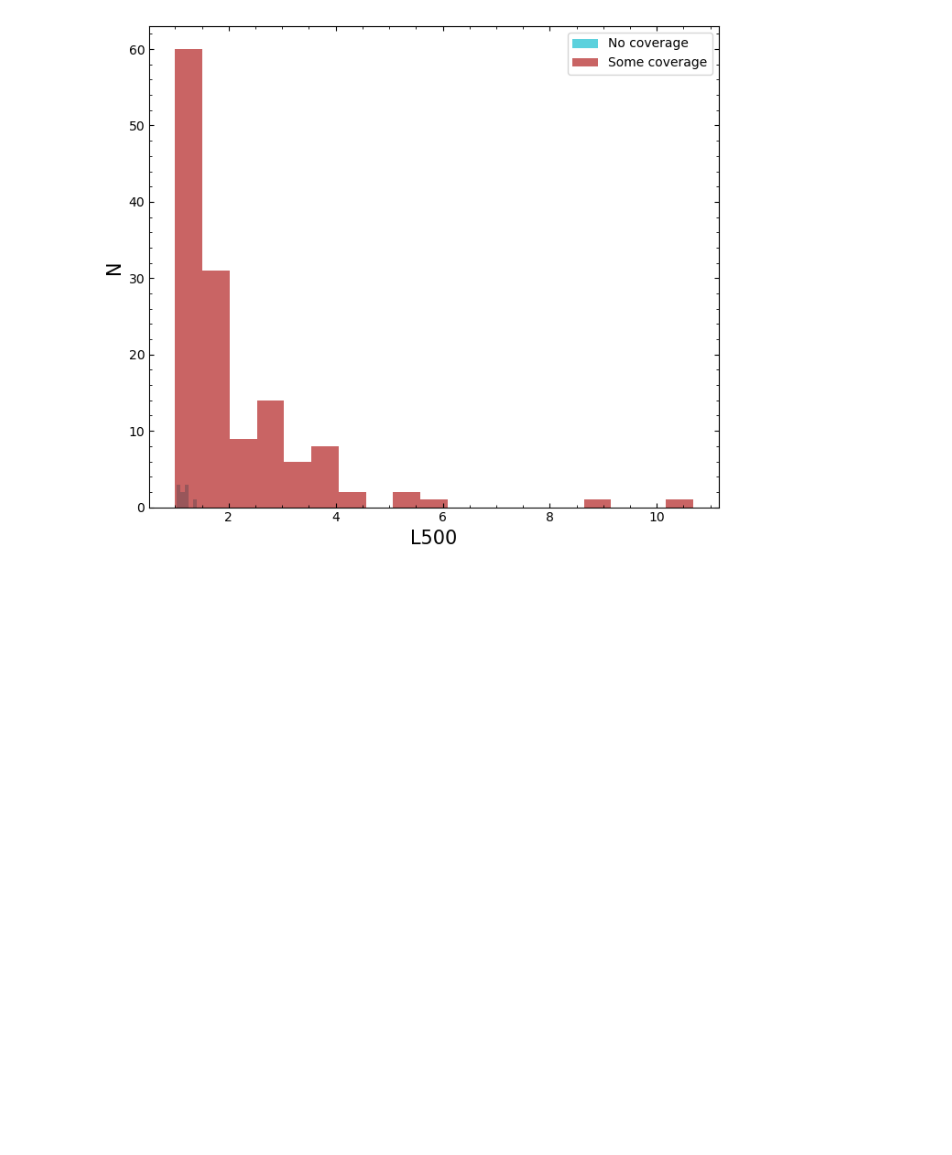
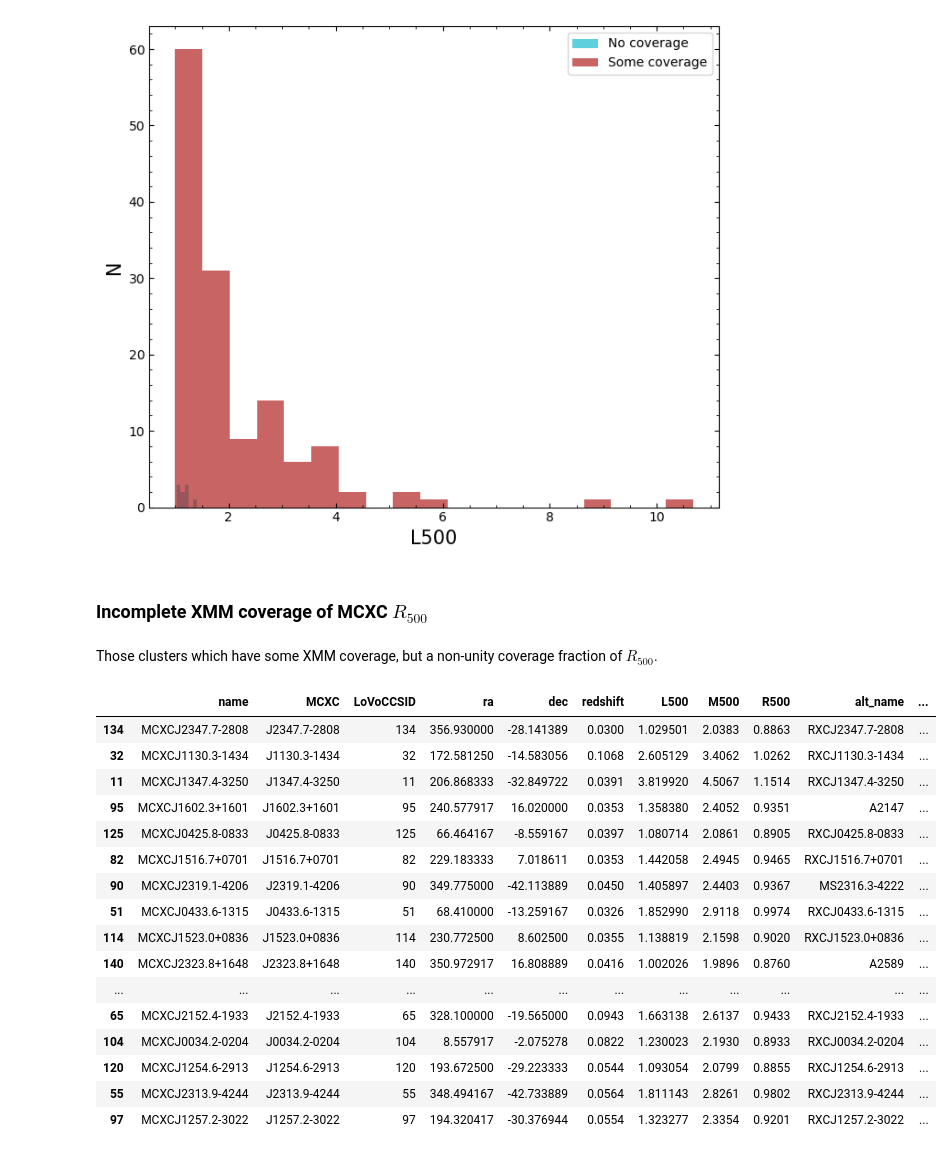
Before and after one commit to LoVoCCS/X-LoVoCCS-Data, a Jupyter notebook: proposals/XMM2023/exploring_targets.ipynb, the cells around one changed output. Cells and saved outputs as stored; diff of their text form; code cells hidden in the pictures; blank space fills up the shorter version.

```diff
--- a/proposals/XMM2023/exploring_targets.ipynb
+++ b/proposals/XMM2023/exploring_targets.ipynb
@@ -175,3 +170,30 @@ plt.tight_layout()
 plt.show()
 # %% [output]
 [figure]
+# %% [markdown]
+### Incomplete XMM coverage of MCXC $R_{500}$
+# %% [markdown]
+Those clusters which have some XMM coverage, but a non-unity coverage fraction of $R_{500}$.
+# %%
+samp['xmm_r500_cov_frac'] = r500_xmm_cov_frac
+sel_clust = np.where((np.array(r500_xmm_cov_frac) > 0) & (np.array(r500_xmm§_cov_frac) < 0.99))
+incomp_xmm_r500 = samp.iloc[sel_clust]
+incomp_xmm_r500.sort_values('xmm_r500_cov_frac')
+# %% [output]
+|  | name | MCXC | LoVoCCSID | ra | dec | redshift | L500 | M500 | R500 | alt_name | ... |
+| 134 | MCXCJ2347.7-2808 | J2347.7-2808 | 134 | 356.930000 | -28.141389 | 0.0300 | 1.029501 | 2.0383 | 0.8863 | RXCJ2347.7-2808 | ... |
+| 32 | MCXCJ1130.3-1434 | J1130.3-1434 | 32 | 172.581250 | -14.583056 | 0.1068 | 2.605129 | 3.4062 | 1.0262 | RXCJ1130.3-1434 | ... |
+| 11 | MCXCJ1347.4-3250 | J1347.4-3250 | 11 | 206.868333 | -32.849722 | 0.0391 | 3.819920 | 4.5067 | 1.1514 | RXCJ1347.4-3250 | ... |
+| 95 | MCXCJ1602.3+1601 | J1602.3+1601 | 95 | 240.577917 | 16.020000 | 0.0353 | 1.358380 | 2.4052 | 0.9351 | A2147 | ... |
+| 125 | MCXCJ0425.8-0833 | J0425.8-0833 | 125 | 66.464167 | -8.559167 | 0.0397 | 1.080714 | 2.0861 | 0.8905 | RXCJ0425.8-0833 | ... |
+| 82 | MCXCJ1516.7+0701 | J1516.7+0701 | 82 | 229.183333 | 7.018611 | 0.0353 | 1.442058 | 2.4945 | 0.9465 | RXCJ1516.7+0701 | ... |
+| 90 | MCXCJ2319.1-4206 | J2319.1-4206 | 90 | 349.775000 | -42.113889 | 0.0450 | 1.405897 | 2.4403 | 0.9367 | MS2316.3-4222 | ... |
+| 51 | MCXCJ0433.6-1315 | J0433.6-1315 | 51 | 68.410000 | -13.259167 | 0.0326 | 1.852990 | 2.9118 | 0.9974 | RXCJ0433.6-1315 | ... |
+| 114 | MCXCJ1523.0+0836 | J1523.0+0836 | 114 | 230.772500 | 8.602500 | 0.0355 | 1.138819 | 2.1598 | 0.9020 | RXCJ1523.0+0836 | ... |
+| 140 | MCXCJ2323.8+1648 | J2323.8+1648 | 140 | 350.972917 | 16.808889 | 0.0416 | 1.002026 | 1.9896 | 0.8760 | A2589 | ... |
+| ... | ... | ... | ... | ... | ... | ... | ... | ... | ... | ... | ... |
+| 65 | MCXCJ2152.4-1933 | J2152.4-1933 | 65 | 328.100000 | -19.565000 | 0.0943 | 1.663138 | 2.6137 | 0.9433 | RXCJ2152.4-1933 | ... |
+| 104 | MCXCJ0034.2-0204 | J0034.2-0204 | 104 | 8.557917 | -2.075278 | 0.0822 | 1.230023 | 2.1930 | 0.8933 | RXCJ0034.2-0204 | ... |
+| 120 | MCXCJ1254.6-2913 | J1254.6-2913 | 120 | 193.672500 | -29.223333 | 0.0544 | 1.093054 | 2.0799 | 0.8855 | RXCJ1254.6-2913 | ... |
+| 55 | MCXCJ2313.9-4244 | J2313.9-4244 | 55 | 348.494167 | -42.733889 | 0.0564 | 1.811143 | 2.8261 | 0.9802 | RXCJ2313.9-4244 | ... |
+| 97 | MCXCJ1257.2-3022 | J1257.2-3022 | 97 | 194.320417 | -30.376944 | 0.0554 | 1.323277 | 2.3354 | 0.9201 | RXCJ1257.2-3022 | ... |
```
Also changed, not shown: parts of 6 cells of this notebook.
